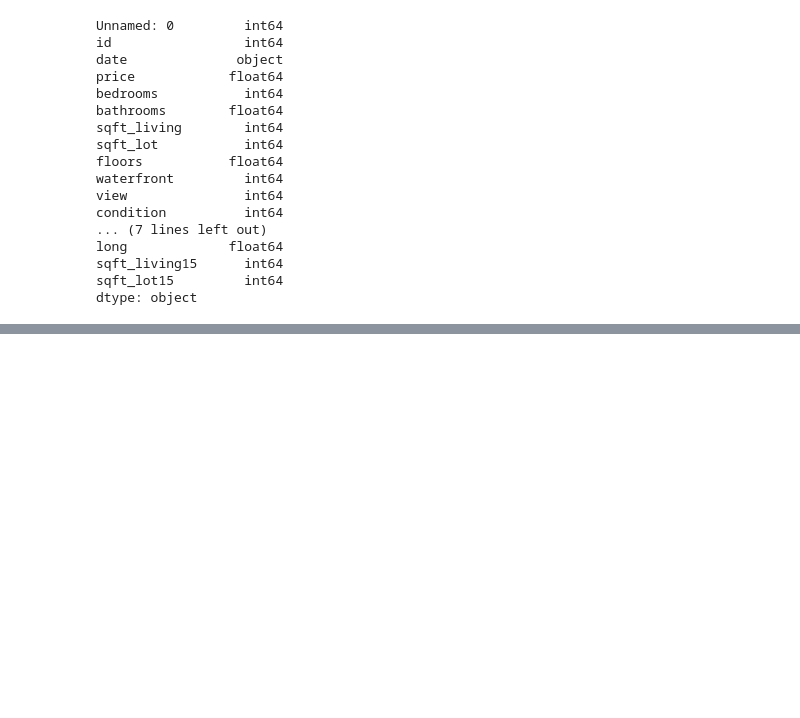
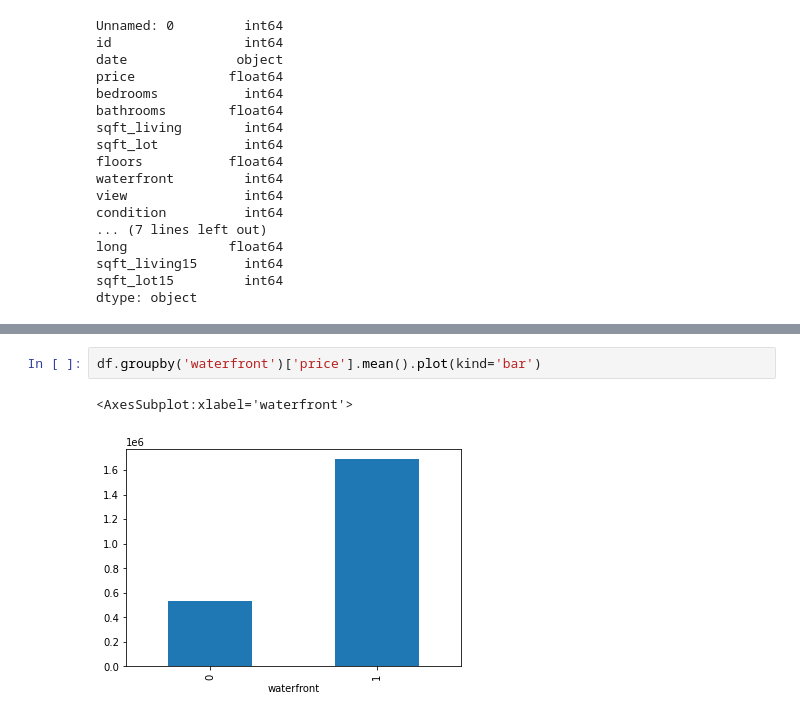
Before and after one commit to markrubin85/Real_Estate_Value_Prediction_Model, a Jupyter notebook: Data_Cleaning.ipynb, the cells around one changed output, grey strips where cells are left out. Saved outputs shown, nothing was run; the diff lists cells and outputs as text; blank space fills up the shorter version.

```diff
--- a/Data_Cleaning.ipynb
+++ b/Data_Cleaning.ipynb
@@ -80,0 +101,5 @@ df.head()
+# %%
+df.groupby('waterfront')['price'].mean().plot(kind='bar')
+# %% [output]
+<AxesSubplot:xlabel='waterfront'>
+[figure, added]
```
Also changed, not shown: parts of 89 cells of this notebook.
